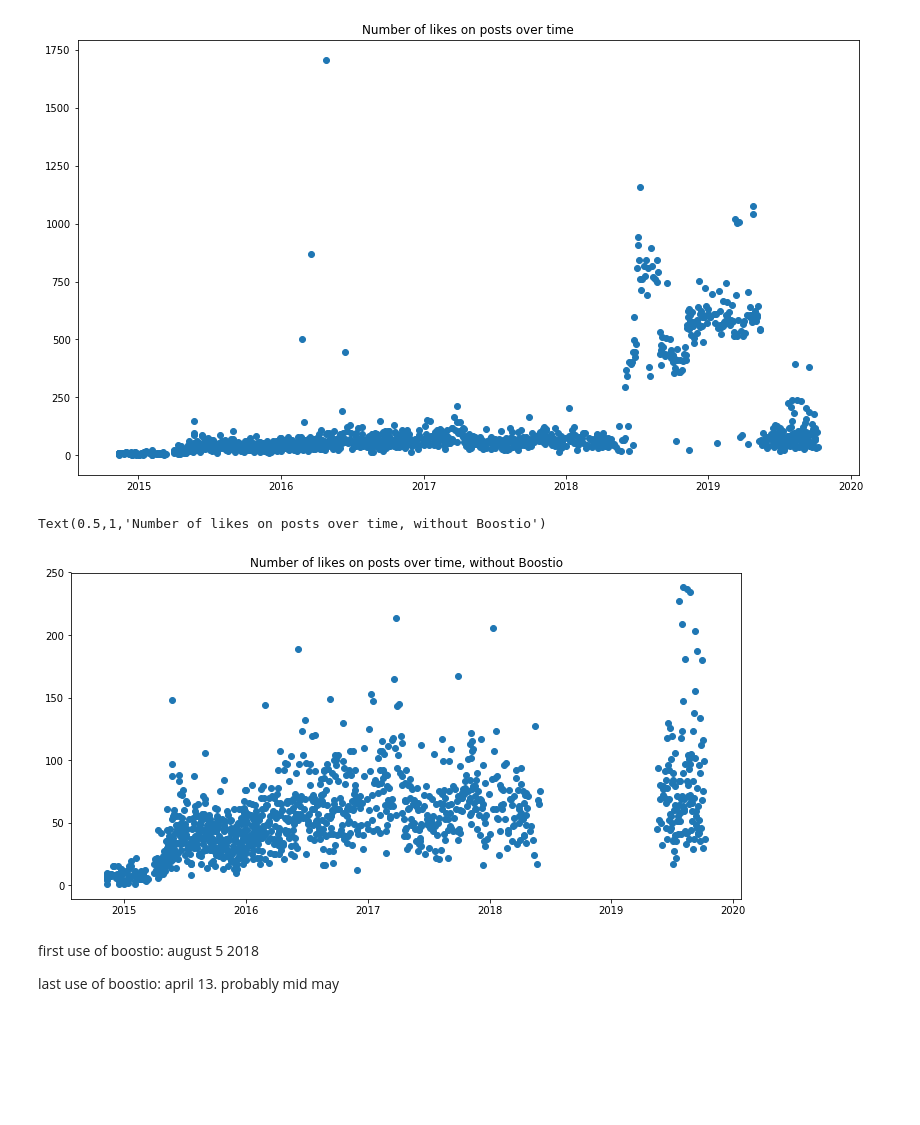
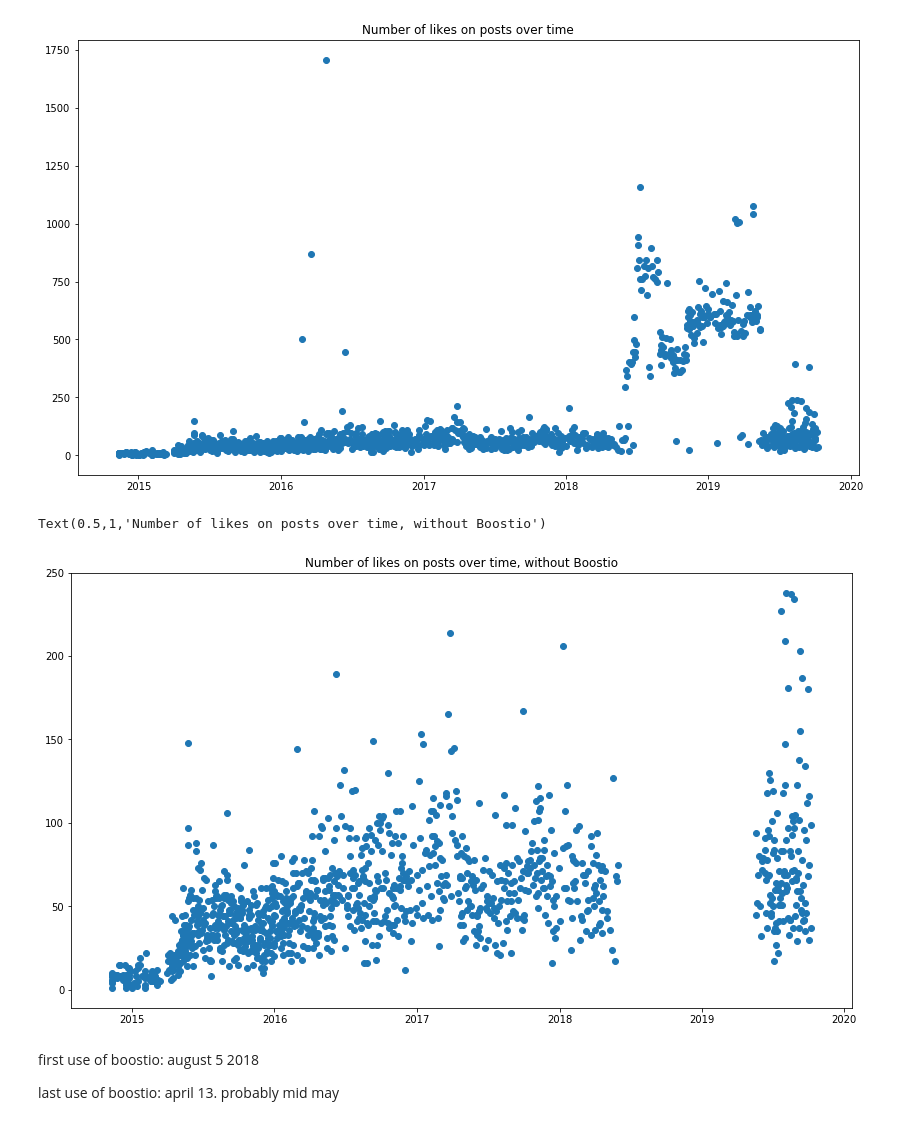
Before and after one commit to ssrosa/grotto, a Jupyter notebook: index.ipynb, the cells around one changed output. Saved outputs shown, nothing was run; the diff lists cells and outputs as text; code cells hidden in the pictures; blank space fills up the shorter version.

```diff
--- a/index.ipynb
+++ b/index.ipynb
@@ -125,8 +127,6 @@ data = {col: [obj[col] if col in list(obj.keys()) else None for obj in media_obj
 #build pandas data frame to look at data
 df = pd.DataFrame(data)
 df.set_index(pd.to_datetime(df['timestamp']), inplace = True)
-df['date_ordinal'] = pd.to_datetime(df['timestamp']).apply(lambda date: date.toordinal())
+#df['date_ordinal'] = pd.to_datetime(df['timestamp']).apply(lambda date: date.toordinal())
 df.drop(['timestamp'], axis = 1, inplace = True)
 df.sort_index(axis = 0, ascending = True, inplace = True)
-# %%
-df['date_ordinal'] = df.index.apply(lambda date: date.toordinal())
@@ -161,13 +157,13 @@ not_boostio = df.drop(boostio.index, axis = 0)
 # %%
 #Drop the outliers that float higher than the rest
 not_boostio = not_boostio[not_boostio['like_count'] < 350]
 #Plot the plot
-fig = plt.figure(figsize = (12,6))
+fig = plt.figure(figsize = (14,8))
 plt.scatter(not_boostio.index, not_boostio['like_count'])
 plt.title('Number of likes on posts over time, without Boostio')
 # %% [output]
 Text(0.5,1,'Number of likes on posts over time, without Boostio')
-[figure, old version]
+[figure, new version]
 # %% [markdown]
 first use of boostio: august 5 2018
 
```
Also changed, not shown: parts of 15 cells of this notebook.
